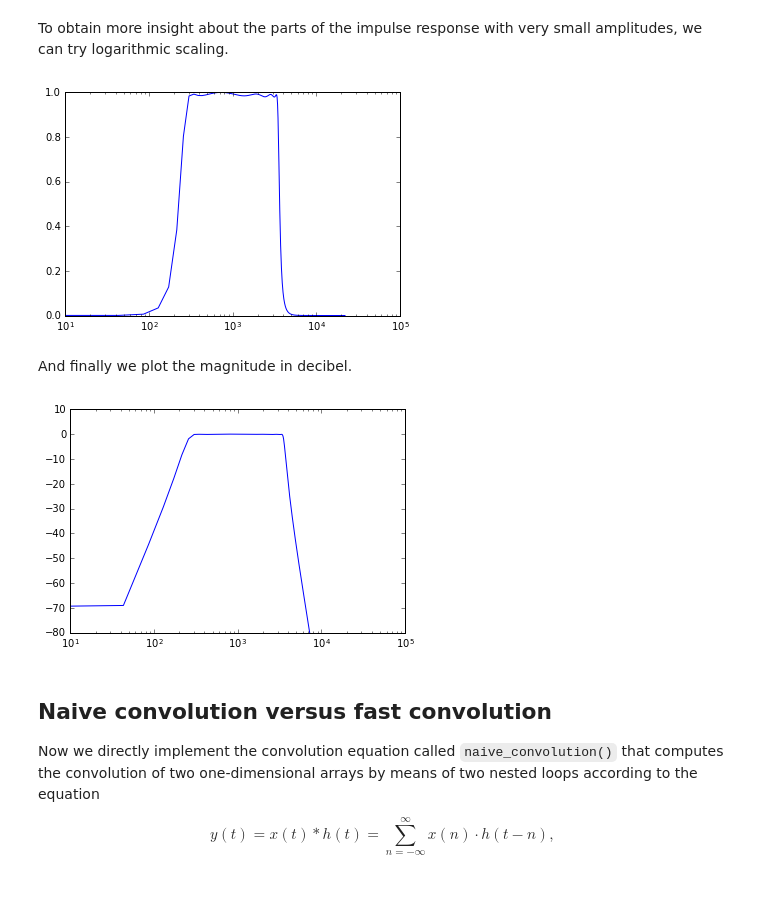
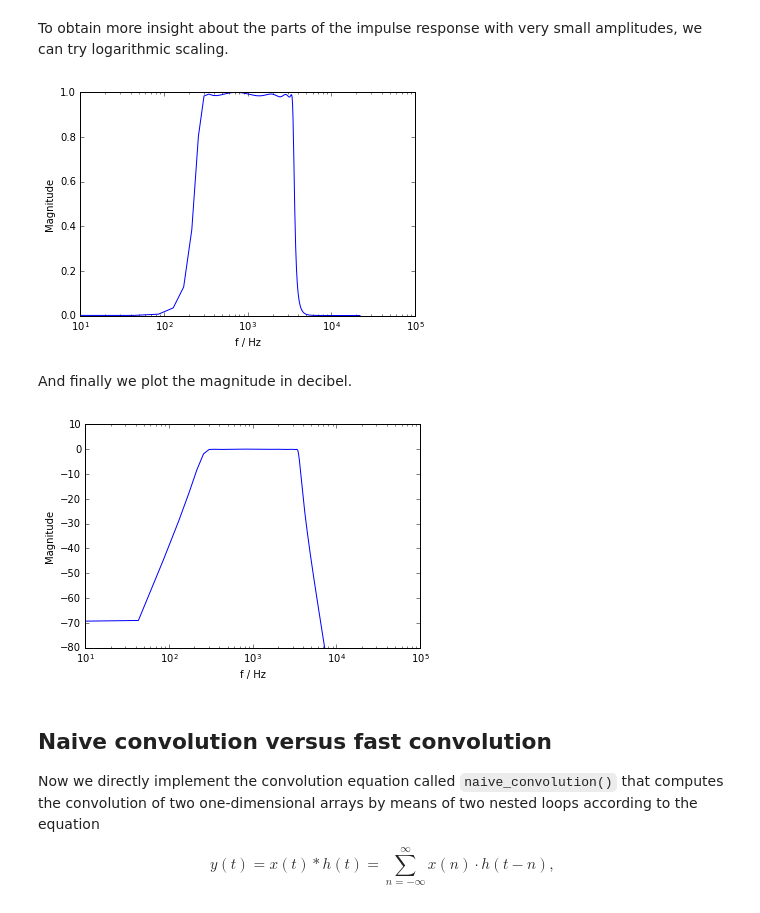
Before and after one commit to hagenw/audiotechnology-examples, a Jupyter notebook: 02_signal_processing.ipynb, the cells around one changed output. Drawn from its saved outputs; the diff is of its cells as text; code cells hidden in the pictures.

```diff
--- a/02_signal_processing.ipynb
+++ b/02_signal_processing.ipynb
@@ -76,19 +80,22 @@ plt.plot(w * fs / (2 * np.pi), np.abs(h))  # linear y axis
 # %% [markdown]
 To obtain more insight about the parts of the impulse response with very small amplitudes, we can try logarithmic scaling.
 # %%
-plt.figure()
 plt.plot(w * fs / (2 * np.pi), np.abs(h))
 plt.xscale('log') # logarithmic x axis
+plt.xlabel("f / Hz")
+plt.ylabel("Magnitude");
 # %% [output]
-[figure, old version]
+[figure, new version]
 # %% [markdown]
 And finally we plot the magnitude in decibel.
 # %%
-plt.plot(w * fs / (2 * np.pi), tools.db(h))
+plt.plot(w * fs / (2 * np.pi), tools.db(h));
 plt.xscale('log')
-plt.ylim(-80, 10);
+plt.ylim(-80, 10)
+plt.xlabel("f / Hz")
+plt.ylabel("Magnitude");
 # %% [output]
-[figure, old version]
+[figure, new version]
 # %% [markdown]
 ## Naive convolution versus fast convolution
 
```
Also changed, not shown: parts of 3 cells of this notebook, 3 other files.
